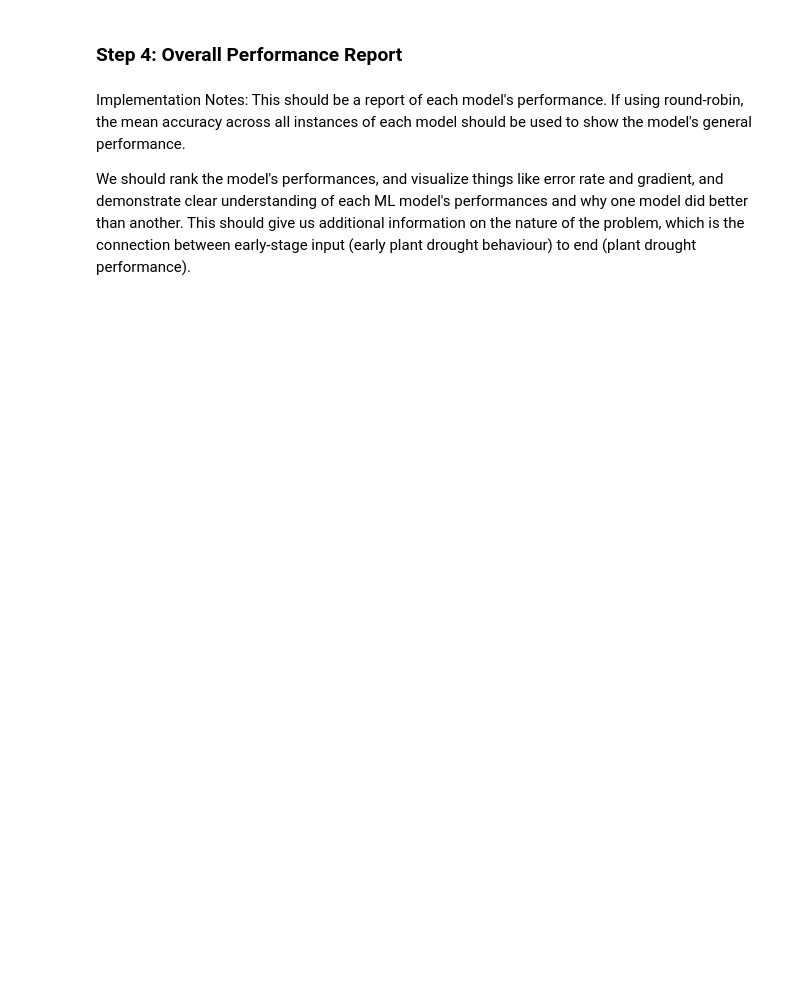
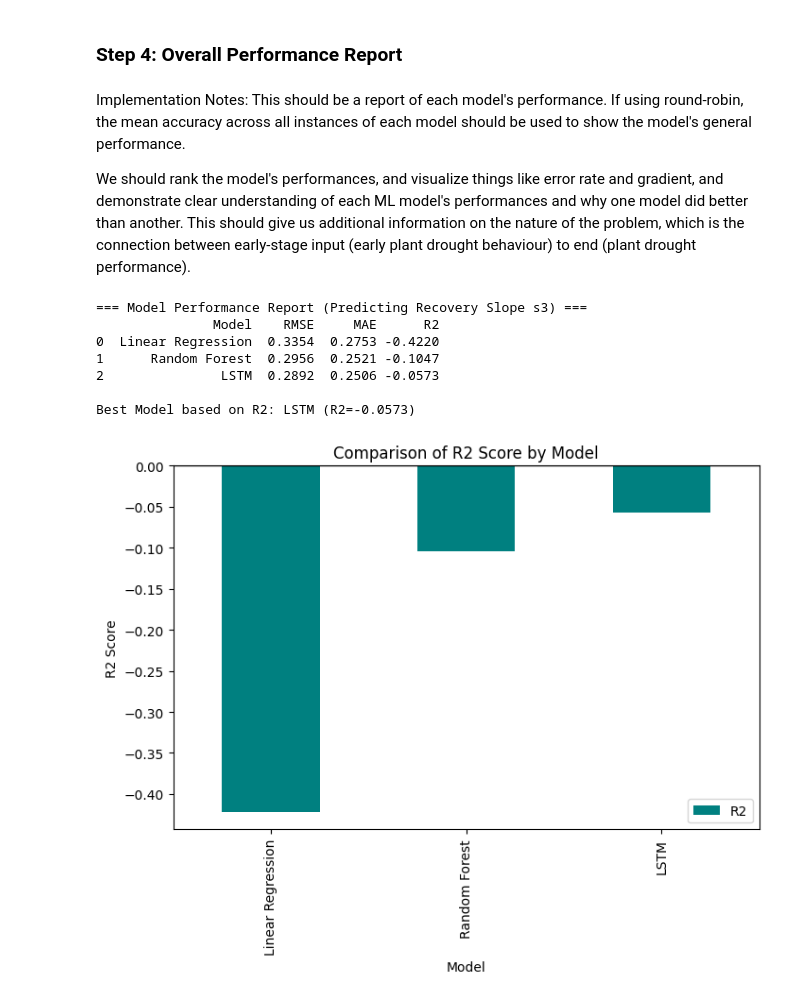
Before and after one commit to bushwill/CMPT-878-Project, a Jupyter notebook: Training_script.ipynb, the cells around one changed output. Saved outputs shown, nothing was run; the diff lists cells and outputs as text; code cells hidden in the pictures; blank space fills up the shorter version.

Commit message:
Add training script with LOOCV model evaluation and performance reporting

```diff
--- a/Training_script.ipynb
+++ b/Training_script.ipynb
@@ -21,4 +141,8 @@
 # %%
 # TODO: Second Model and its tunable parameters
+
+# 2. Random Forest Regressor
+# Also uses flattened input
+rf_model = RandomForestRegressor(n_estimators=100, max_depth=10, random_state=42)
 # %%
 # TODO: Third Model and its tunable parameters
@@ -46,6 +289,20 @@ Round-robin: we have N samples. This means we train each model N different times
 ### Step 3: Validation and Performance Reporting
 
 Implementation Notes: This should be where each model tries predicting for one single sample each (if using round-robin) and the performance for each instance of model (each round) is reported clearly and stored for step 4.
+# %%
+# Helper to calculate and package the evaluation metrics
+def get_metrics(actuals, preds, name):
+    from sklearn.metrics import mean_squared_error, mean_absolute_error, r2_score
+
+    mse = mean_squared_error(actuals, preds)
+    rmse = np.sqrt(mse)
+    mae = mean_absolute_error(actuals, preds)
+    r2 = r2_score(actuals, preds)
+
+    return {'Model': name, 'RMSE': rmse, 'MAE': mae, 'R2': r2, 'y_actual': actuals, 'y_pred': preds}
+
+# List to collect results for final reporting
+metrics_list = []
 # %% [markdown]
 #### 3.1: First Model Validation and Performance
 # %%
@@ -66,3 +344,44 @@ Implementation Notes: This should be a report of each model's performance. If us
 We should rank the model's performances, and visualize things like error rate and gradient, and demonstrate clear understanding of each ML model's performances and why one model did better than another. This should give us additional information on the nature of the problem, which is the connection between early-stage input (early plant drought behaviour) to end (plant drought performance).
 # %%
 # TODO: Report and compare the performance of all three models
+
+# Helper to calc metrics
+def get_metrics(actuals, preds, name):
+    mse = mean_squared_error(actuals, preds)
+    rmse = np.sqrt(mse)
+    mae = mean_absolute_error(actuals, preds)
+    r2 = r2_score(actuals, preds)
+    return {'Model': name, 'RMSE': rmse, 'MAE': mae, 'R2': r2}
+
+# Calculate Metrics
+metrics_list = []
+metrics_list.append(get_metrics(lr_actuals, lr_preds, 'Linear Regression'))
+metrics_list.append(get_metrics(rf_actuals, rf_preds, 'Random Forest'))
+metrics_list.append(get_metrics(lstm_actuals, lstm_preds, 'LSTM'))
+
+# Create DataFrame
+results_df = pd.DataFrame(metrics_list)
+
+# Display Results
+print("\n=== Model Performance Report (Predicting Recovery Slope s3) ===")
+print(results_df.round(4))
+
+# Identify Best Model
+best_model = results_df.loc[results_df['R2'].idxmax()]
+print(f"\nBest Model based on R2: {best_model['Model']} (R2={best_model['R2']:.4f})")
+
+# Visualization
+results_df.set_index('Model')[['R2']].plot(kind='bar', figsize=(8, 5), color='teal')
+plt.title('Comparison of R2 Score by Model')
+plt.ylabel('R2 Score')
+plt.axhline(0, color='black', linewidth=1)
+plt.show()
+# %% [output]
+=== Model Performance Report (Predicting Recovery Slope s3) ===
+               Model    RMSE     MAE      R2
+0  Linear Regression  0.3354  0.2753 -0.4220
+1      Random Forest  0.2956  0.2521 -0.1047
+2               LSTM  0.2892  0.2506 -0.0573
+
+Best Model based on R2: LSTM (R2=-0.0573)
+[figure, added]
```
Also changed, not shown: parts of 11 cells of this notebook, 1 other file.
